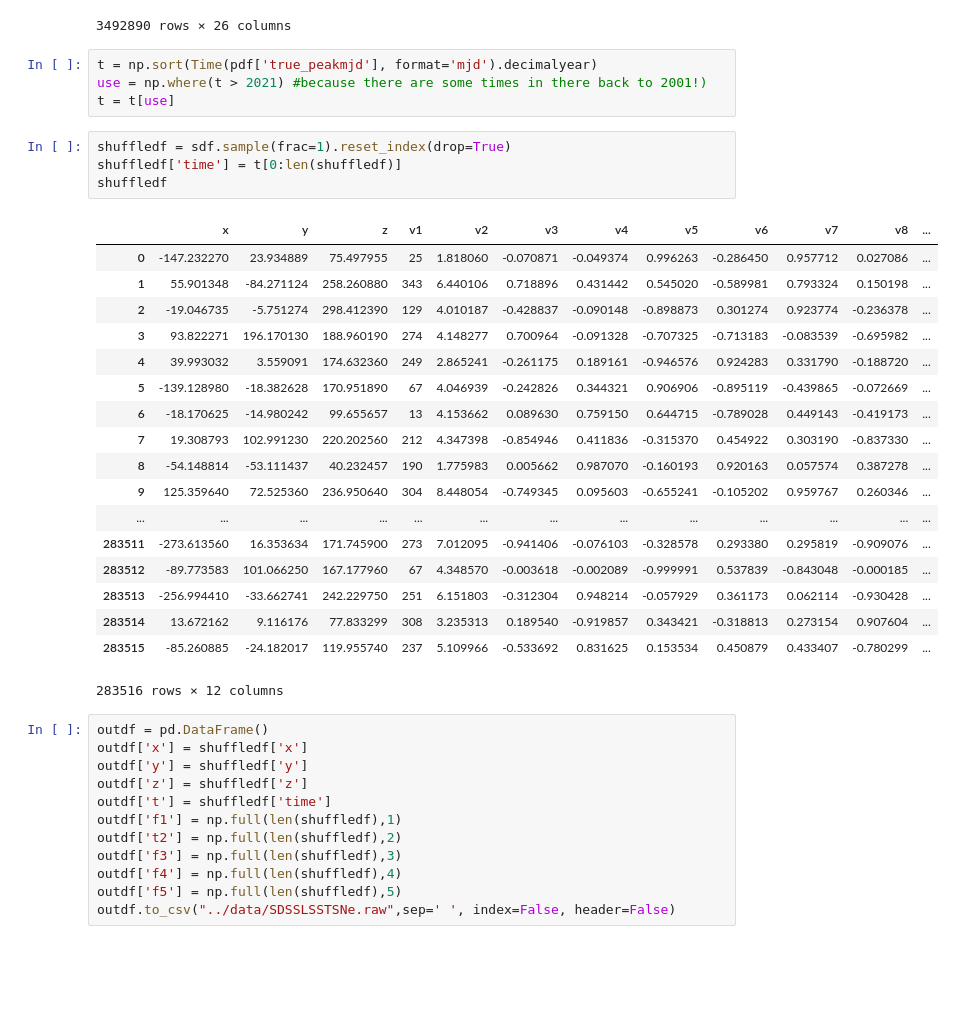
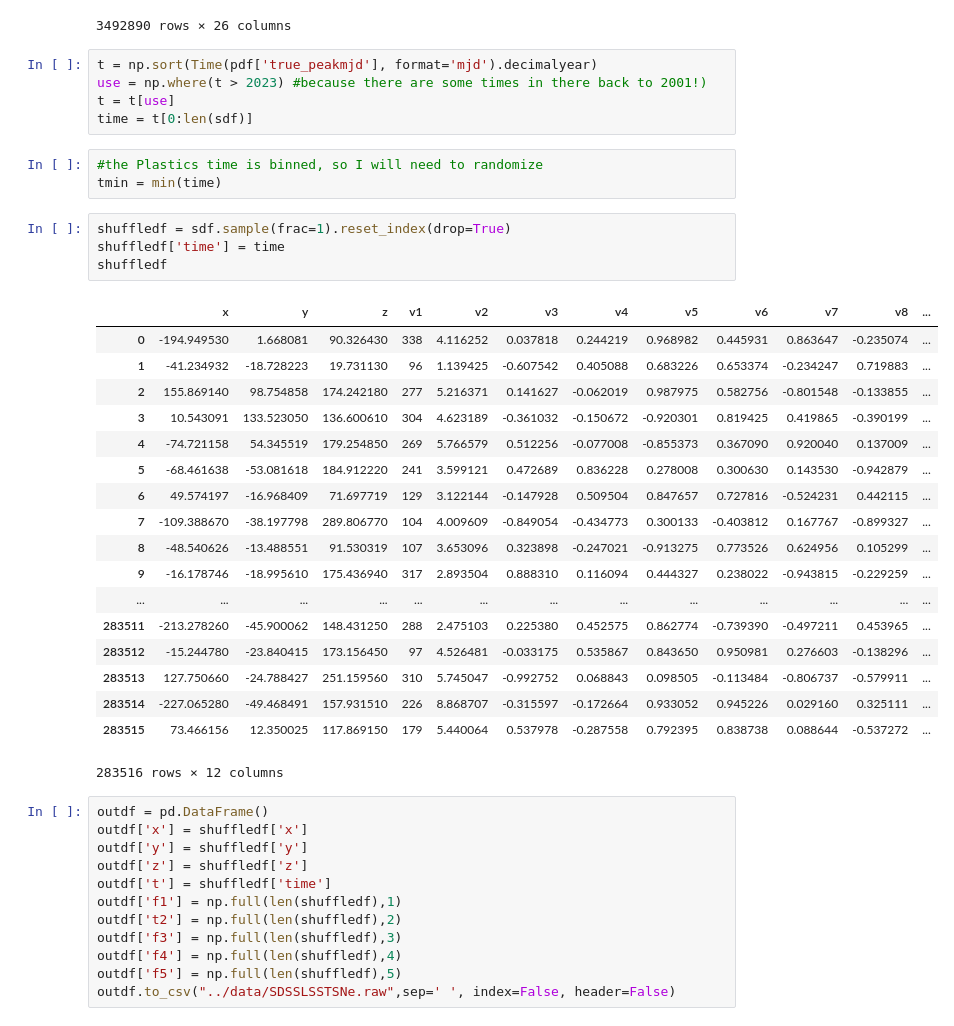
Before and after one commit to ageller/UniviewSDSSLSSTSNe, a Jupyter notebook: rawdata/convertSDSS.ipynb, the cells around one changed output. Drawn from its saved outputs; the diff is of its cells as text; blank space fills up the shorter version.

Commit message:
randomized times

```diff
--- a/rawdata/convertSDSS.ipynb
+++ b/rawdata/convertSDSS.ipynb
@@ -60,30 +60,34 @@ pdf
 3492890 rows × 26 columns
 # %%
 t = np.sort(Time(pdf['true_peakmjd'], format='mjd').decimalyear)
-use = np.where(t > 2021) #because there are some times in there back to 2001!)
+use = np.where(t > 2023) #because there are some times in there back to 2001!)
 t = t[use]
+time = t[0:len(sdf)]
+# %%
+#the Plastics time is binned, so I will need to randomize
+tmin = min(time)
 # %%
 shuffledf = sdf.sample(frac=1).reset_index(drop=True)
-shuffledf['time'] = t[0:len(shuffledf)]
+shuffledf['time'] = time
 shuffledf
 # %% [output]
 |  | x | y | z | v1 | v2 | v3 | v4 | v5 | v6 | v7 | v8 | ... |
-| 0 | -147.232270 | 23.934889 | 75.497955 | 25 | 1.818060 | -0.070871 | -0.049374 | 0.996263 | -0.286450 | 0.957712 | 0.027086 | ... |
-| 1 | 55.901348 | -84.271124 | 258.260880 | 343 | 6.440106 | 0.718896 | 0.431442 | 0.545020 | -0.589981 | 0.793324 | 0.150198 | ... |
-| 2 | -19.046735 | -5.751274 | 298.412390 | 129 | 4.010187 | -0.428837 | -0.090148 | -0.898873 | 0.301274 | 0.923774 | -0.236378 | ... |
-| 3 | 93.822271 | 196.170130 | 188.960190 | 274 | 4.148277 | 0.700964 | -0.091328 | -0.707325 | -0.713183 | -0.083539 | -0.695982 | ... |
-| 4 | 39.993032 | 3.559091 | 174.632360 | 249 | 2.865241 | -0.261175 | 0.189161 | -0.946576 | 0.924283 | 0.331790 | -0.188720 | ... |
-| 5 | -139.128980 | -18.382628 | 170.951890 | 67 | 4.046939 | -0.242826 | 0.344321 | 0.906906 | -0.895119 | -0.439865 | -0.072669 | ... |
-| 6 | -18.170625 | -14.980242 | 99.655657 | 13 | 4.153662 | 0.089630 | 0.759150 | 0.644715 | -0.789028 | 0.449143 | -0.419173 | ... |
-| 7 | 19.308793 | 102.991230 | 220.202560 | 212 | 4.347398 | -0.854946 | 0.411836 | -0.315370 | 0.454922 | 0.303190 | -0.837330 | ... |
-| 8 | -54.148814 | -53.111437 | 40.232457 | 190 | 1.775983 | 0.005662 | 0.987070 | -0.160193 | 0.920163 | 0.057574 | 0.387278 | ... |
-| 9 | 125.359640 | 72.525360 | 236.950640 | 304 | 8.448054 | -0.749345 | 0.095603 | -0.655241 | -0.105202 | 0.959767 | 0.260346 | ... |
+| 0 | -194.949530 | 1.668081 | 90.326430 | 338 | 4.116252 | 0.037818 | 0.244219 | 0.968982 | 0.445931 | 0.863647 | -0.235074 | ... |
+| 1 | -41.234932 | -18.728223 | 19.731130 | 96 | 1.139425 | -0.607542 | 0.405088 | 0.683226 | 0.653374 | -0.234247 | 0.719883 | ... |
+| 2 | 155.869140 | 98.754858 | 174.242180 | 277 | 5.216371 | 0.141627 | -0.062019 | 0.987975 | 0.582756 | -0.801548 | -0.133855 | ... |
+| 3 | 10.543091 | 133.523050 | 136.600610 | 304 | 4.623189 | -0.361032 | -0.150672 | -0.920301 | 0.819425 | 0.419865 | -0.390199 | ... |
+| 4 | -74.721158 | 54.345519 | 179.254850 | 269 | 5.766579 | 0.512256 | -0.077008 | -0.855373 | 0.367090 | 0.920040 | 0.137009 | ... |
+| 5 | -68.461638 | -53.081618 | 184.912220 | 241 | 3.599121 | 0.472689 | 0.836228 | 0.278008 | 0.300630 | 0.143530 | -0.942879 | ... |
+| 6 | 49.574197 | -16.968409 | 71.697719 | 129 | 3.122144 | -0.147928 | 0.509504 | 0.847657 | 0.727816 | -0.524231 | 0.442115 | ... |
+| 7 | -109.388670 | -38.197798 | 289.806770 | 104 | 4.009609 | -0.849054 | -0.434773 | 0.300133 | -0.403812 | 0.167767 | -0.899327 | ... |
+| 8 | -48.540626 | -13.488551 | 91.530319 | 107 | 3.653096 | 0.323898 | -0.247021 | -0.913275 | 0.773526 | 0.624956 | 0.105299 | ... |
+| 9 | -16.178746 | -18.995610 | 175.436940 | 317 | 2.893504 | 0.888310 | 0.116094 | 0.444327 | 0.238022 | -0.943815 | -0.229259 | ... |
 | ... | ... | ... | ... | ... | ... | ... | ... | ... | ... | ... | ... | ... |
-| 283511 | -273.613560 | 16.353634 | 171.745900 | 273 | 7.012095 | -0.941406 | -0.076103 | -0.328578 | 0.293380 | 0.295819 | -0.909076 | ... |
-| 283512 | -89.773583 | 101.066250 | 167.177960 | 67 | 4.348570 | -0.003618 | -0.002089 | -0.999991 | 0.537839 | -0.843048 | -0.000185 | ... |
-| 283513 | -256.994410 | -33.662741 | 242.229750 | 251 | 6.151803 | -0.312304 | 0.948214 | -0.057929 | 0.361173 | 0.062114 | -0.930428 | ... |
-| 283514 | 13.672162 | 9.116176 | 77.833299 | 308 | 3.235313 | 0.189540 | -0.919857 | 0.343421 | -0.318813 | 0.273154 | 0.907604 | ... |
-| 283515 | -85.260885 | -24.182017 | 119.955740 | 237 | 5.109966 | -0.533692 | 0.831625 | 0.153534 | 0.450879 | 0.433407 | -0.780299 | ... |
+| 283511 | -213.278260 | -45.900062 | 148.431250 | 288 | 2.475103 | 0.225380 | 0.452575 | 0.862774 | -0.739390 | -0.497211 | 0.453965 | ... |
+| 283512 | -15.244780 | -23.840415 | 173.156450 | 97 | 4.526481 | -0.033175 | 0.535867 | 0.843650 | 0.950981 | 0.276603 | -0.138296 | ... |
+| 283513 | 127.750660 | -24.788427 | 251.159560 | 310 | 5.745047 | -0.992752 | 0.068843 | 0.098505 | -0.113484 | -0.806737 | -0.579911 | ... |
+| 283514 | -227.065280 | -49.468491 | 157.931510 | 226 | 8.868707 | -0.315597 | -0.172664 | 0.933052 | 0.945226 | 0.029160 | 0.325111 | ... |
+| 283515 | 73.466156 | 12.350025 | 117.869150 | 179 | 5.440064 | 0.537978 | -0.287558 | 0.792395 | 0.838738 | 0.088644 | -0.537272 | ... |
 283516 rows × 12 columns
 # %%
 outdf = pd.DataFrame()
```
Also changed, not shown: parts of 1 cell of this notebook, 1 other file.
